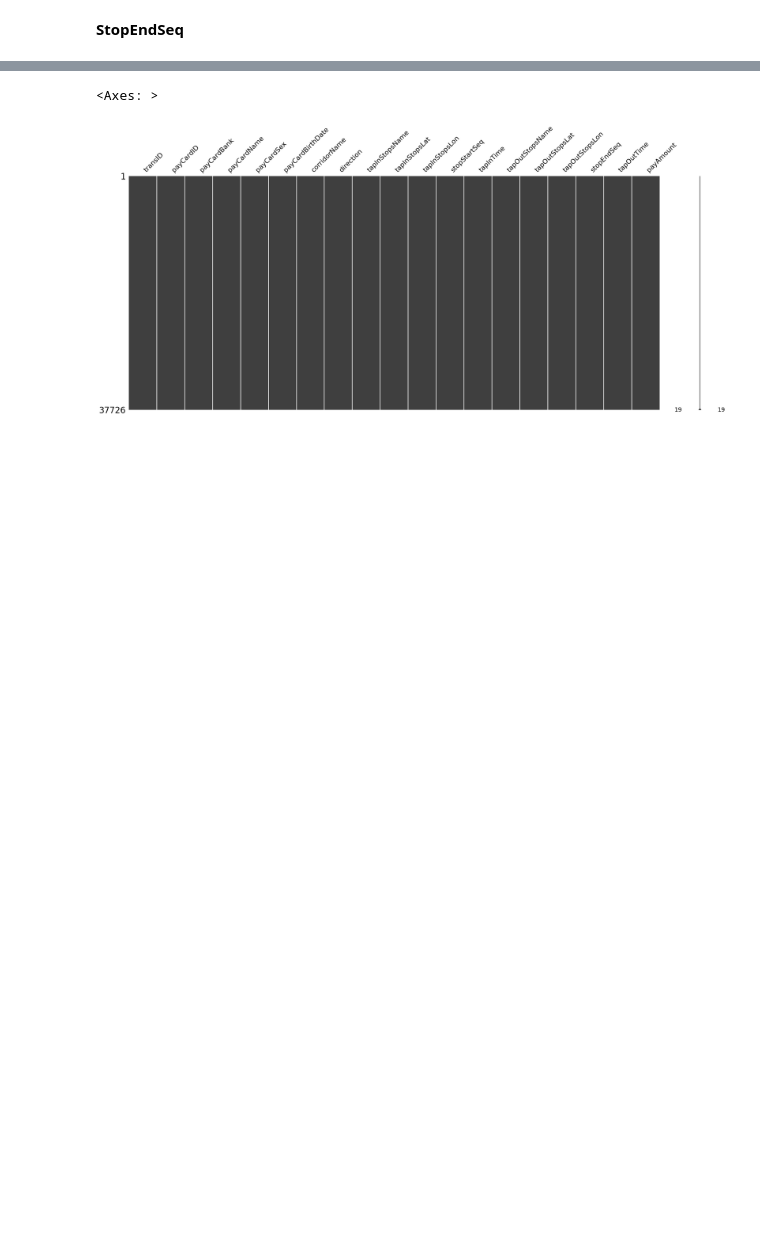
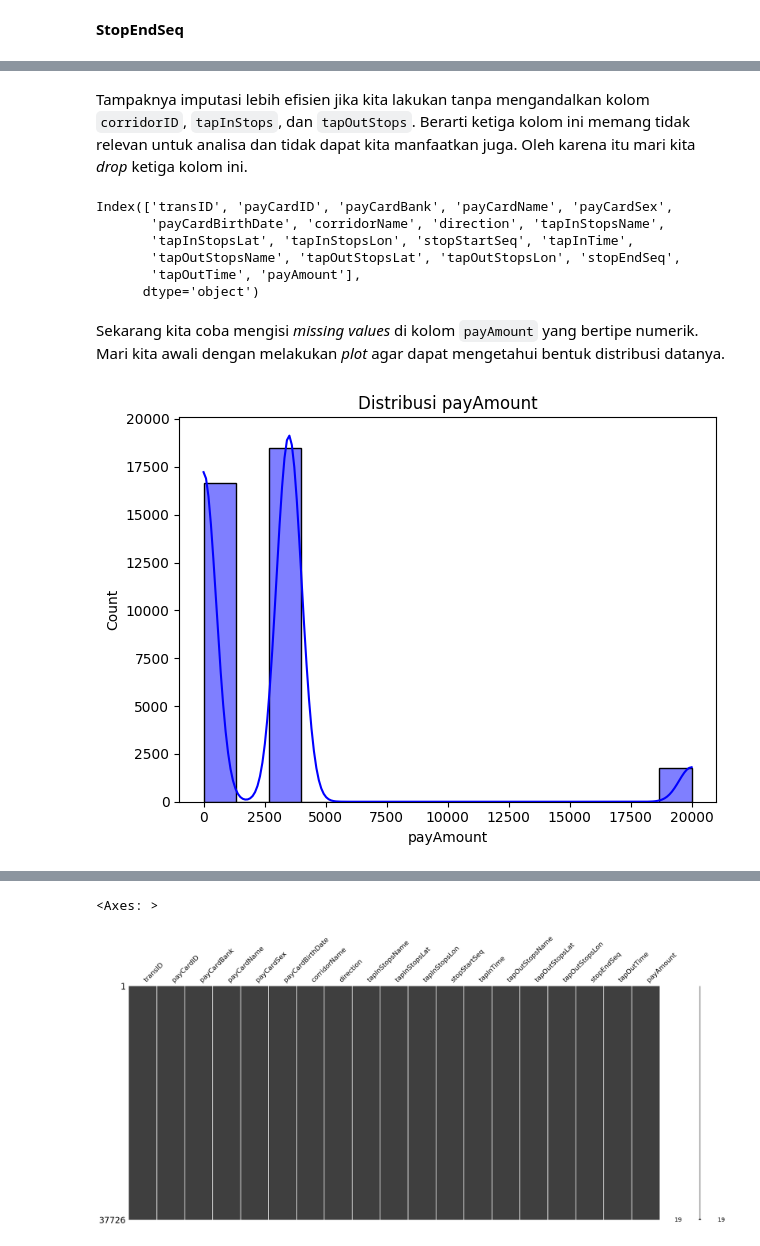
Before and after one commit to bonifasiusx/capstone-data-analysis, a Jupyter notebook: data_understanding_and_data_wrangling.ipynb, the cells around one changed output, grey strips where cells are left out. Saved outputs shown, nothing was run; the diff lists cells and outputs as text; code cells hidden in the pictures; blank space fills up the shorter version.

```diff
--- a/data_understanding_and_data_wrangling.ipynb
+++ b/data_understanding_and_data_wrangling.ipynb
@@ -453,0 +402,7 @@ df_tj_missing
+# %%
+# Casting tipe data
+
+df_tj['tapInTime'] = pd.to_datetime(df_tj['tapInTime'], format='%Y-%m-%d %H:%M:%S')
+df_tj['tapOutTime'] = pd.to_datetime(df_tj['tapOutTime'], format='%Y-%m-%d %H:%M:%S')
+
+df_tj[['tapInTime','tapOutTime']].dtypes
@@ -453,0 +437,4 @@ df_tj_missing
+# %%
+avg_dur = round((df_tj['tapOutTime'] - df_tj['tapInTime']).dt.total_seconds().mean() / 60, 2)
+
+print(f'Rata-rata durasi perjalanan penumpang: {avg_dur} menit')
@@ -453,0 +443,2 @@ df_tj_missing
+# %%
+df_tj['tapOutTime'] = df_tj['tapOutTime'].fillna(df_tj['tapInTime'].apply(lambda x: x + pd.Timedelta(minutes=int(avg_dur))))
@@ -453,0 +498,21 @@ df_tj_missing
+# %% [markdown]
+Tampaknya imputasi lebih efisien jika kita lakukan tanpa mengandalkan kolom `corridorID`, `tapInStops`, dan `tapOutStops`. Berarti ketiga kolom ini memang tidak relevan untuk analisa dan tidak dapat kita manfaatkan juga. Oleh karena itu mari kita *drop* ketiga kolom ini.
+# %%
+df_tj = df_tj.drop(columns=['corridorID','tapInStops','tapOutStops'], axis=1)
+df_tj.columns
+# %% [output]
+Index(['transID', 'payCardID', 'payCardBank', 'payCardName', 'payCardSex',
+       'payCardBirthDate', 'corridorName', 'direction', 'tapInStopsName',
+       'tapInStopsLat', 'tapInStopsLon', 'stopStartSeq', 'tapInTime',
+       'tapOutStopsName', 'tapOutStopsLat', 'tapOutStopsLon', 'stopEndSeq',
+       'tapOutTime', 'payAmount'],
+      dtype='object')
+# %% [markdown]
+Sekarang kita coba mengisi *missing values* di kolom `payAmount` yang bertipe numerik. Mari kita awali dengan melakukan *plot* agar dapat mengetahui bentuk distribusi datanya.
+# %%
+sns.histplot(df_tj['payAmount'], kde=True, bins=15, color='b')
+plt.title('Distribusi payAmount')
+
+plt.tight_layout();
+# %% [output]
+[figure, added]
```
Also changed, not shown: parts of 138 cells of this notebook, 1 other file.
